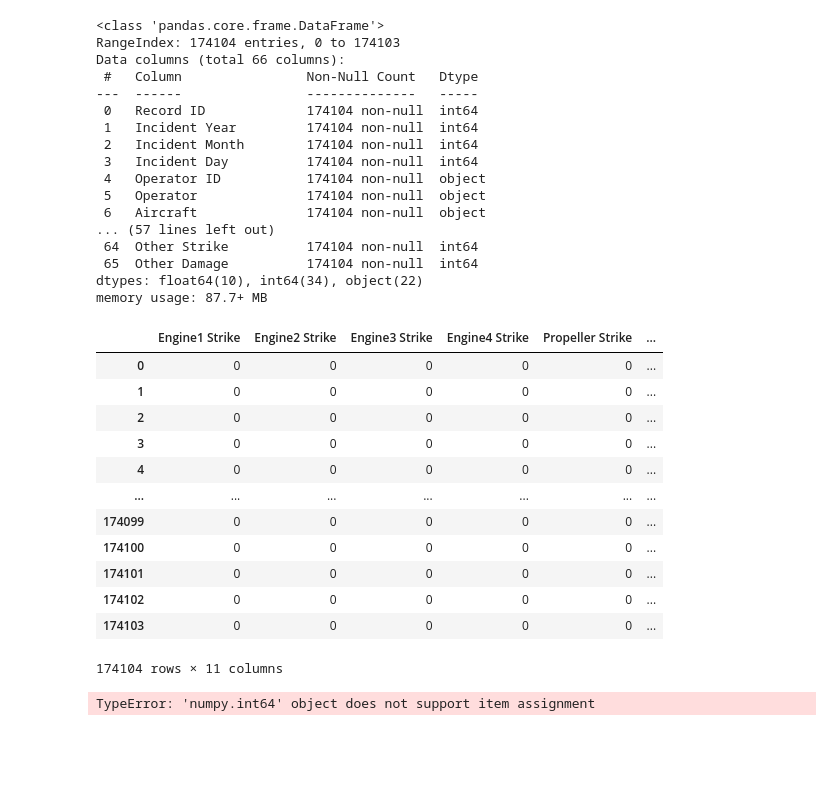
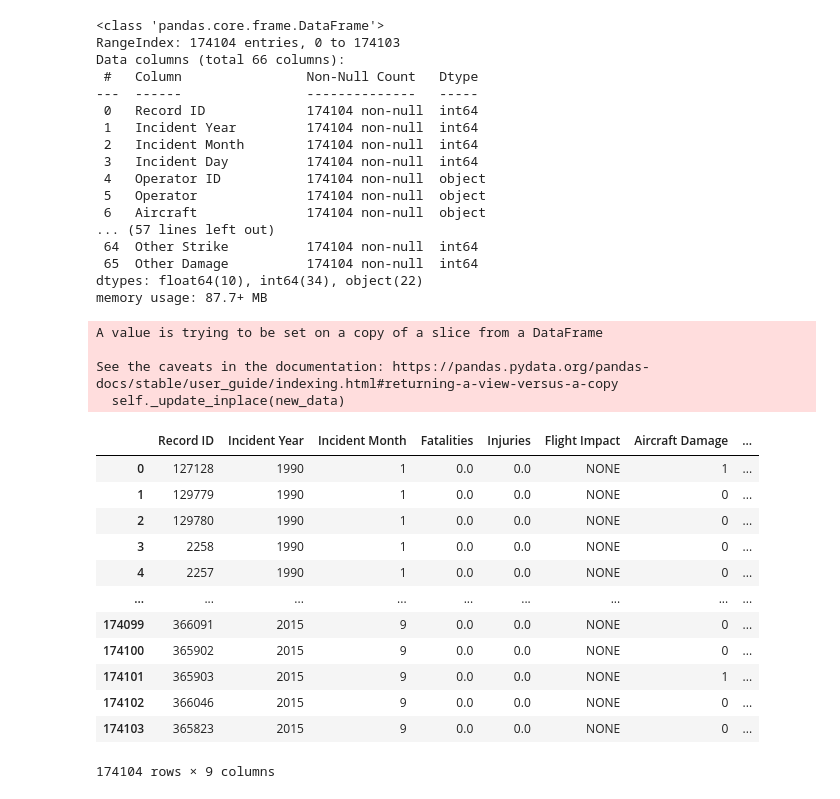
Before and after one commit to kplam624/Birds-Plane-Incident-Analysis, a Jupyter notebook: Starter_code_planes.ipynb, the cells around one changed output. Saved outputs shown, nothing was run; the diff lists cells and outputs as text; code cells hidden in the pictures; blank space fills up the shorter version.

Commit message:
Went back to look at data involving plane damage

```diff
--- a/Starter_code_planes.ipynb
+++ b/Starter_code_planes.ipynb
@@ -268,22 +318,3 @@ Data columns (total 66 columns):
  65  Other Damage          174104 non-null  int64
 dtypes: float64(10), int64(34), object(22)
 memory usage: 87.7+ MB
-# %%
-new_df = df[['Engine1 Strike','Engine2 Strike','Engine3 Strike','Engine4 Strike',
-            'Propeller Strike','Wing or Rotor Strike','Fuselage Strike','Landing Gear Strike',
-            'Tail Strike','Lights Strike','Other Strike']]
-new_df
-# %% [output]
-|  | Engine1 Strike | Engine2 Strike | Engine3 Strike | Engine4 Strike | Propeller Strike | ... |
-| 0 | 0 | 0 | 0 | 0 | 0 | ... |
-| 1 | 0 | 0 | 0 | 0 | 0 | ... |
-| 2 | 0 | 0 | 0 | 0 | 0 | ... |
-| 3 | 0 | 0 | 0 | 0 | 0 | ... |
-| 4 | 0 | 0 | 0 | 0 | 0 | ... |
-| ... | ... | ... | ... | ... | ... | ... |
-| 174099 | 0 | 0 | 0 | 0 | 0 | ... |
-| 174100 | 0 | 0 | 0 | 0 | 0 | ... |
-| 174101 | 0 | 0 | 0 | 0 | 0 | ... |
-| 174102 | 0 | 0 | 0 | 0 | 0 | ... |
-| 174103 | 0 | 0 | 0 | 0 | 0 | ... |
-174104 rows × 11 columns
@@ -292,5 +321,25 @@ new_clean_df = new_df['Engine1 Strike'].sum()
-# %%
-new_clean_df['Engine Strikes'] = new_df.iloc[:,0:3].sum(axis = 1)
-new_clean_df.head()
-# %% [output]
-TypeError: 'numpy.int64' object does not support item assignment
+# %%
+fatal_df = df[['Record ID','Incident Year','Incident Month','Fatalities','Injuries',
+               'Flight Impact','Aircraft Damage','Visibility','Precipitation']]
+fatal_df['Fatalities'].fillna(0,inplace = True)
+fatal_df['Injuries'].fillna(0,inplace = True)
+fatal_df['Flight Impact'].fillna('NONE',inplace = True)
+fatal_df
+# %% [output]
+A value is trying to be set on a copy of a slice from a DataFrame
+
+See the caveats in the documentation: https://pandas.pydata.org/pandas-docs/stable/user_guide/indexing.html#returning-a-view-versus-a-copy
+  self._update_inplace(new_data)
+|  | Record ID | Incident Year | Incident Month | Fatalities | Injuries | Flight Impact | Aircraft Damage | ... |
+| 0 | 127128 | 1990 | 1 | 0.0 | 0.0 | NONE | 1 | ... |
+| 1 | 129779 | 1990 | 1 | 0.0 | 0.0 | NONE | 0 | ... |
+| 2 | 129780 | 1990 | 1 | 0.0 | 0.0 | NONE | 0 | ... |
+| 3 | 2258 | 1990 | 1 | 0.0 | 0.0 | NONE | 0 | ... |
+| 4 | 2257 | 1990 | 1 | 0.0 | 0.0 | NONE | 0 | ... |
+| ... | ... | ... | ... | ... | ... | ... | ... | ... |
+| 174099 | 366091 | 2015 | 9 | 0.0 | 0.0 | NONE | 0 | ... |
+| 174100 | 365902 | 2015 | 9 | 0.0 | 0.0 | NONE | 0 | ... |
+| 174101 | 365903 | 2015 | 9 | 0.0 | 0.0 | NONE | 1 | ... |
+| 174102 | 366046 | 2015 | 9 | 0.0 | 0.0 | NONE | 0 | ... |
+| 174103 | 365823 | 2015 | 9 | 0.0 | 0.0 | NONE | 0 | ... |
+174104 rows × 9 columns
```
Also changed, not shown: parts of 8 cells of this notebook, 2 other files.
